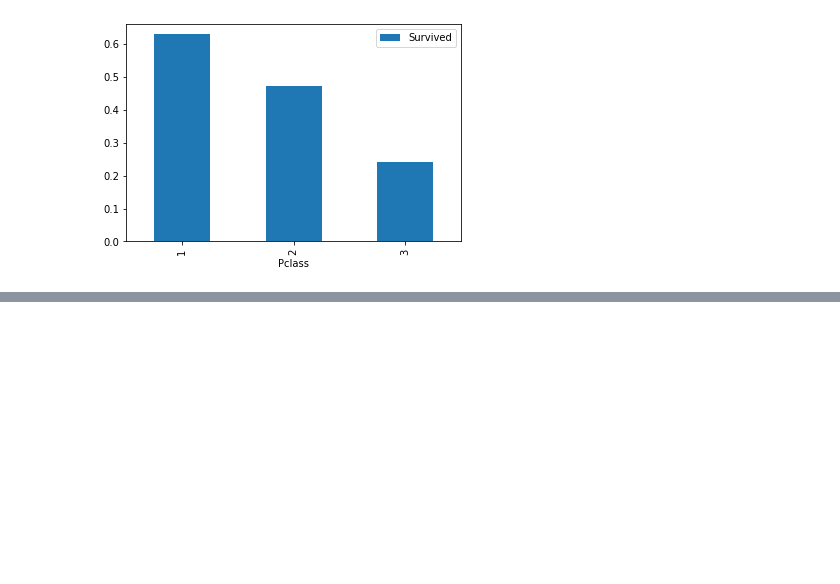
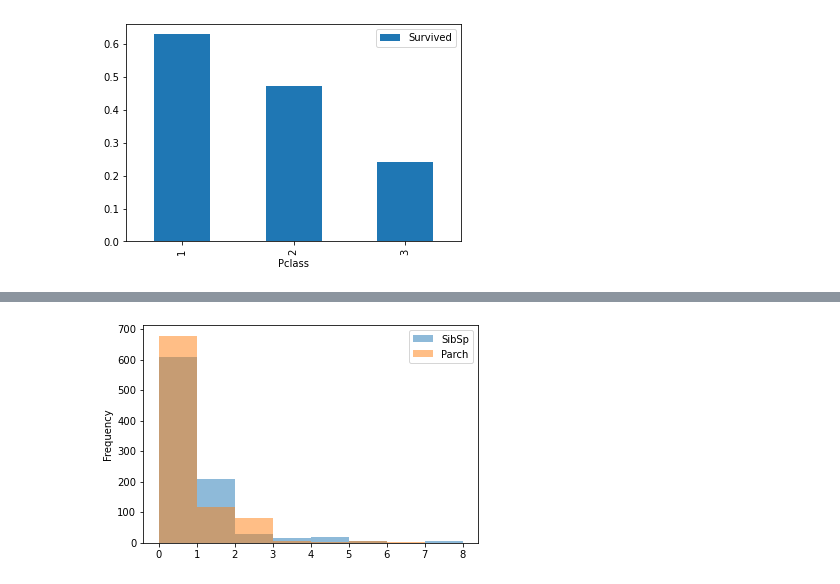
Before and after one commit to branBeckett/data-science-projects, a Jupyter notebook: kaggle-workflow/kaggle-workflow.ipynb, the cells around one changed output, grey strips where cells are left out. Cells and saved outputs as stored; diff of their text form; code cells hidden in the pictures; blank space fills up the shorter version.

```diff
--- a/kaggle-workflow/kaggle-workflow.ipynb
+++ b/kaggle-workflow/kaggle-workflow.ipynb
@@ -143,3 +147,20 @@ def create_dummies(df,column_name):
     dummies = pd.get_dummies(df[column_name],prefix=column_name)
     df = pd.concat([df,dummies],axis=1)
     return df
+# %%
+# Function using the above functions to process the dataframe
+
+def pre_process(df):
+    df = process_missing(df)
+    df = process_age(df)
+    df = process_fare(df)
+    df = process_titles(df)
+    df = process_cabin(df)
+
+    for col in ['Age_categories', 'Fare_categories', 'Title', 'Cabin_type', 'Sex']:
+        df = create_dummies(df, col)
+
+    return df
+
+train = pre_process(train)
+holdout = pre_process(holdout)
@@ -145,0 +180,8 @@ def create_dummies(df,column_name):
+# %%
+explore_cols = ['SibSp', 'Parch', 'Survived']
+explore = train[explore_cols].copy()
+
+explore.drop('Survived',axis=1).plot.hist(alpha=0.5,bins=8)
+plt.show()
+# %% [output]
+[figure, added]
```
Also changed, not shown: parts of 5 cells of this notebook.
